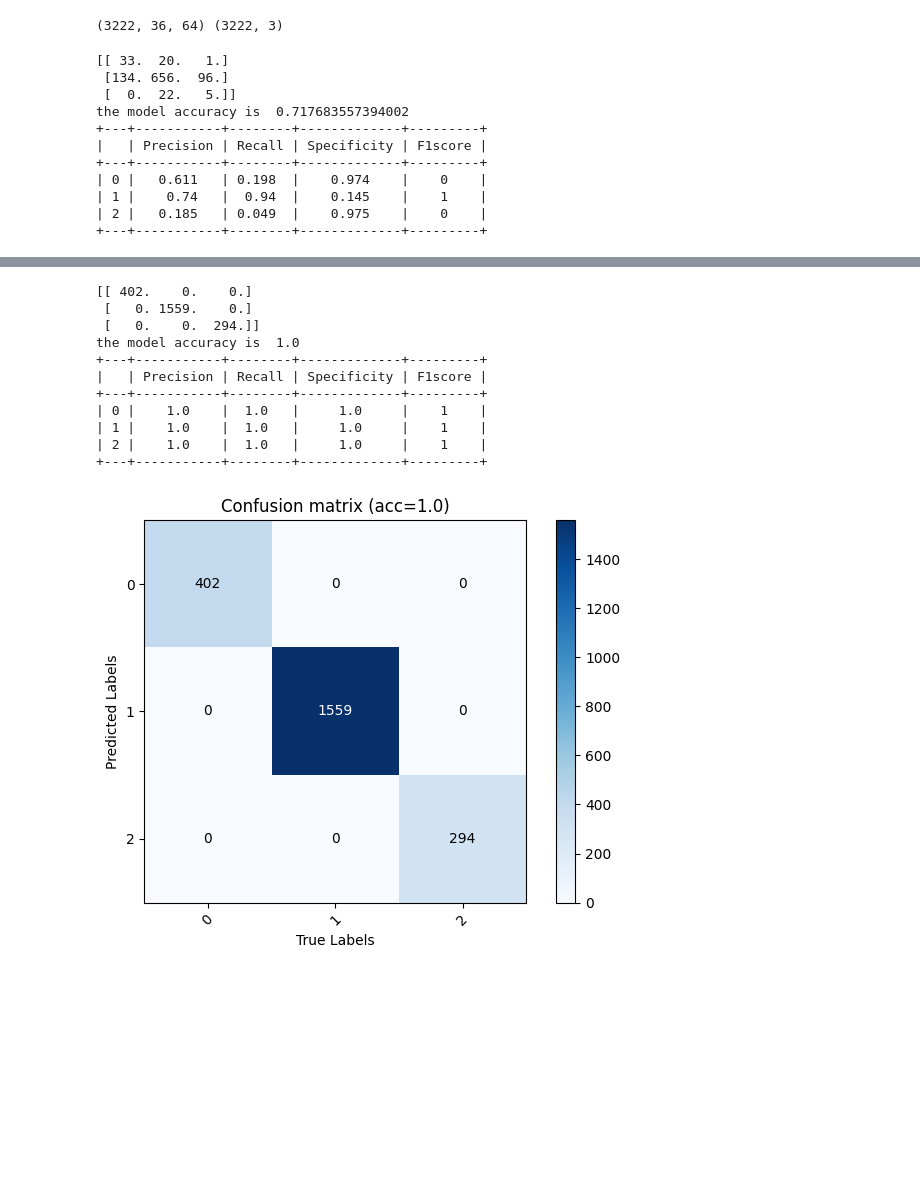
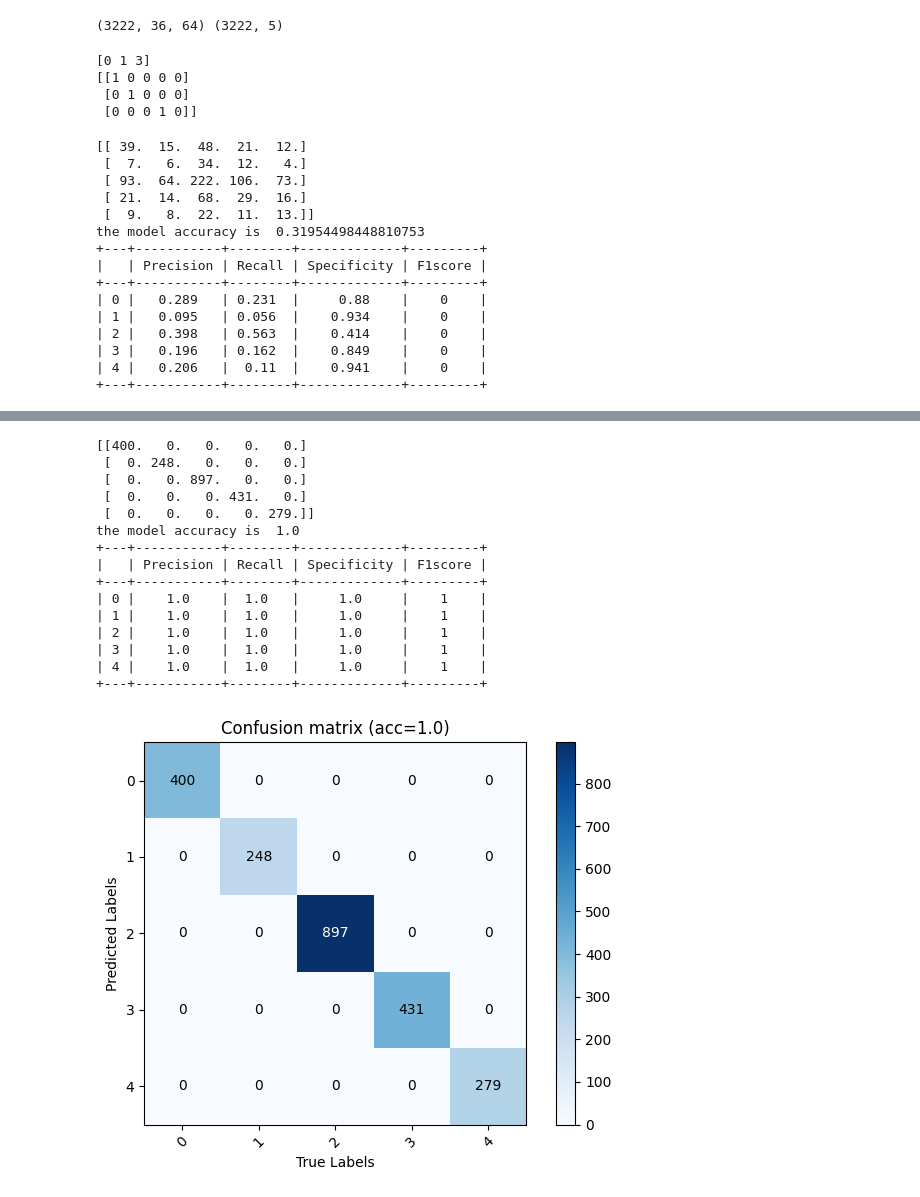
Before and after one commit to quentinRevillon/eeg-attention-classification, a Jupyter notebook: attentionAndMemory/ML_eeg.ipynb, the cells around one changed output, grey strips where cells are left out. Saved outputs shown, nothing was run; the diff lists cells and outputs as text; code cells hidden in the pictures; blank space fills up the shorter version.

```diff
--- a/attentionAndMemory/ML_eeg.ipynb
+++ b/attentionAndMemory/ML_eeg.ipynb
@@ -25,16 +25,20 @@ def get_all_data_and_labels():
     X, y = np.array([]), np.array([])
     file_names = get_file_names()
     for i in range(len(file_names)):
-        try:
-            X_file, y_file = ds.getDataAndLabels(file_names[i])
-        except:
-            print(file_names[i])
+
+        X_file, y_file = ds.getDataAndLabels(file_names[i])
+        # print(len(X_file), len(y_file))
+
         if i == 0:
             X, y = X_file, y_file
         else:
             X =np.vstack((X, X_file))
             y = np.vstack((y, y_file))
     return X, y
+
+
+# x, y = ds.getDataAndLabels("Revillon_Quentin_NonCongruent_1.xdf")
+# print(x.shape, y.shape)
 # %%
 # fileName = "Chandiramani_Prisha_Congruent_1.xdf"
 # X, y = ds.getDataAndLabels(fileName)
@@ -45,13 +49,21 @@ X_flat = X.reshape(X.shape[0], -1)
 
 y_labels = np.argmax(y, axis=1)
 # %% [output]
-(3222, 36, 64) (3222, 3)
+(3222, 36, 64) (3222, 5)
+# %%
+print(y_labels[:3])
+print(y[:3])
+# %% [output]
+[0 1 3]
+[[1 0 0 0 0]
+ [0 1 0 0 0]
+ [0 0 0 1 0]]
 # %%
 
 from sklearn.model_selection import train_test_split
 
 # Diviser les données
-X_train, X_test, y_train, y_test = train_test_split(X_flat, y_labels, test_size=0.3, random_state=42)
+X_train, X_test, y_train, y_test = train_test_split(X_flat, y_labels, test_size=0.3)
 
 # Initialiser le classifieur
 clf = RandomForestClassifier(n_estimators=50, random_state=42)
@@ -62,22 +74,26 @@ clf.fit(X_train, y_train)
 
 
 import matplotlib.pyplot as plt
-confusion_1 = ConfusionMatrix(labels=['0','1','2'])
+confusion_1 = ConfusionMatrix(labels=['0','1','2','3','4'])
 confusion_1.update(clf.predict(X_test), y_test)
 confusion_1.plot()
 
-confusion_2 = ConfusionMatrix(labels=['0','1','2'])
+confusion_2 = ConfusionMatrix(labels=['0','1','2','3','4'])
 confusion_2.update(clf.predict(X_train), y_train)
 confusion_2.plot()
 # %% [output]
-[[ 33.  20.   1.]
- [134. 656.  96.]
- [  0.  22.   5.]]
-the model accuracy is  0.717683557394002
+[[ 39.  15.  48.  21.  12.]
+ [  7.   6.  34.  12.   4.]
+ [ 93.  64. 222. 106.  73.]
+ [ 21.  14.  68.  29.  16.]
+ [  9.   8.  22.  11.  13.]]
+the model accuracy is  0.31954498448810753
 +---+-----------+--------+-------------+---------+
 |   | Precision | Recall | Specificity | F1score |
 +---+-----------+--------+-------------+---------+
-| 0 |   0.611   | 0.198  |    0.974    |    0    |
-| 1 |    0.74   |  0.94  |    0.145    |    1    |
-| 2 |   0.185   | 0.049  |    0.975    |    0    |
+| 0 |   0.289   | 0.231  |     0.88    |    0    |
+| 1 |   0.095   | 0.056  |    0.934    |    0    |
+| 2 |   0.398   | 0.563  |    0.414    |    0    |
+| 3 |   0.196   | 0.162  |    0.849    |    0    |
+| 4 |   0.206   |  0.11  |    0.941    |    0    |
 +---+-----------+--------+-------------+---------+
@@ -85,12 +101,16 @@ the model accuracy is  0.717683557394002
-[[ 402.    0.    0.]
- [   0. 1559.    0.]
- [   0.    0.  294.]]
+[[400.   0.   0.   0.   0.]
+ [  0. 248.   0.   0.   0.]
+ [  0.   0. 897.   0.   0.]
+ [  0.   0.   0. 431.   0.]
+ [  0.   0.   0.   0. 279.]]
 the model accuracy is  1.0
 +---+-----------+--------+-------------+---------+
 |   | Precision | Recall | Specificity | F1score |
 +---+-----------+--------+-------------+---------+
 | 0 |    1.0    |  1.0   |     1.0     |    1    |
 | 1 |    1.0    |  1.0   |     1.0     |    1    |
 | 2 |    1.0    |  1.0   |     1.0     |    1    |
+| 3 |    1.0    |  1.0   |     1.0     |    1    |
+| 4 |    1.0    |  1.0   |     1.0     |    1    |
 +---+-----------+--------+-------------+---------+
-[figure, old version]
+[figure, new version]
```
Also changed, not shown: parts of 1 cell of this notebook, 1 other file.
